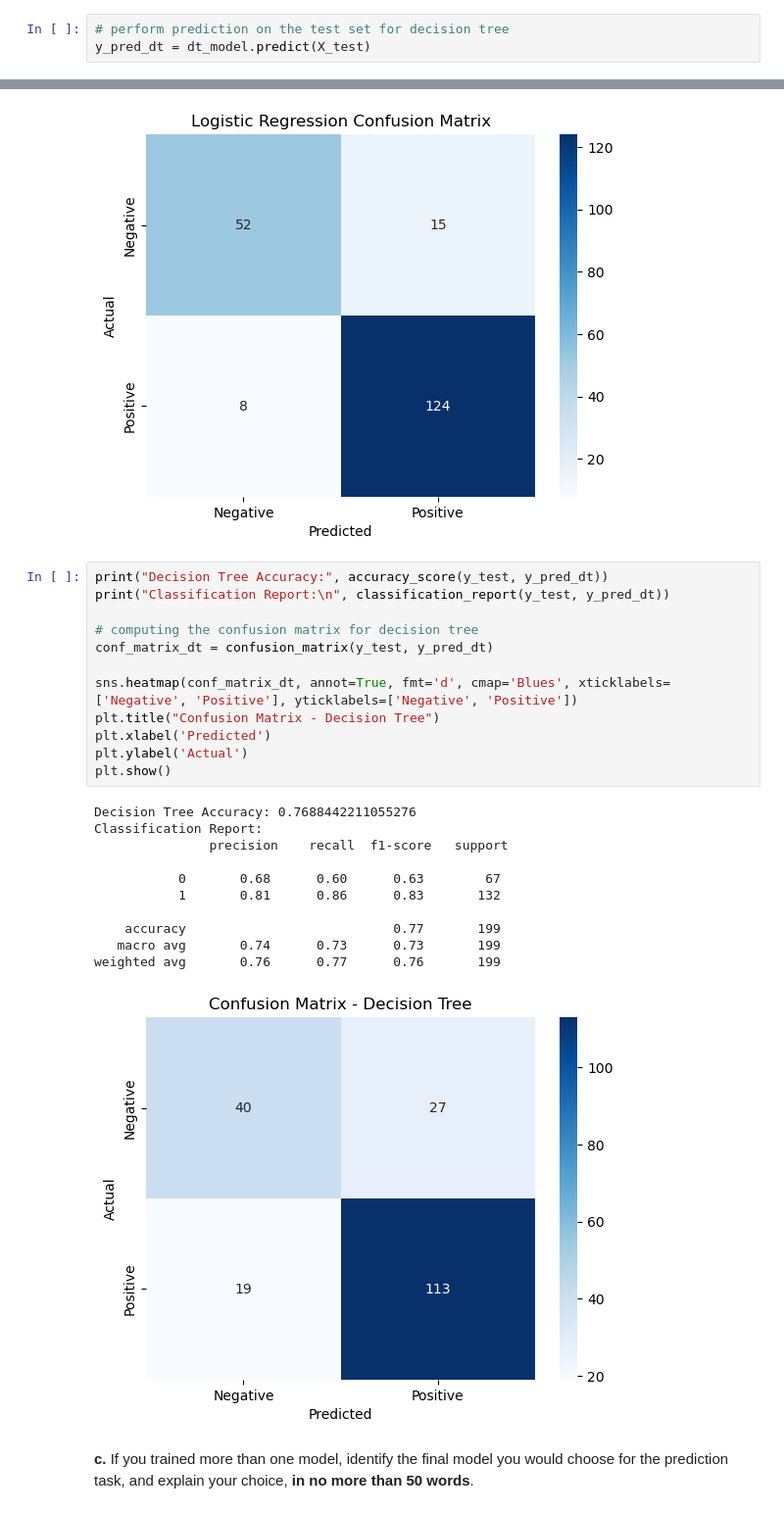
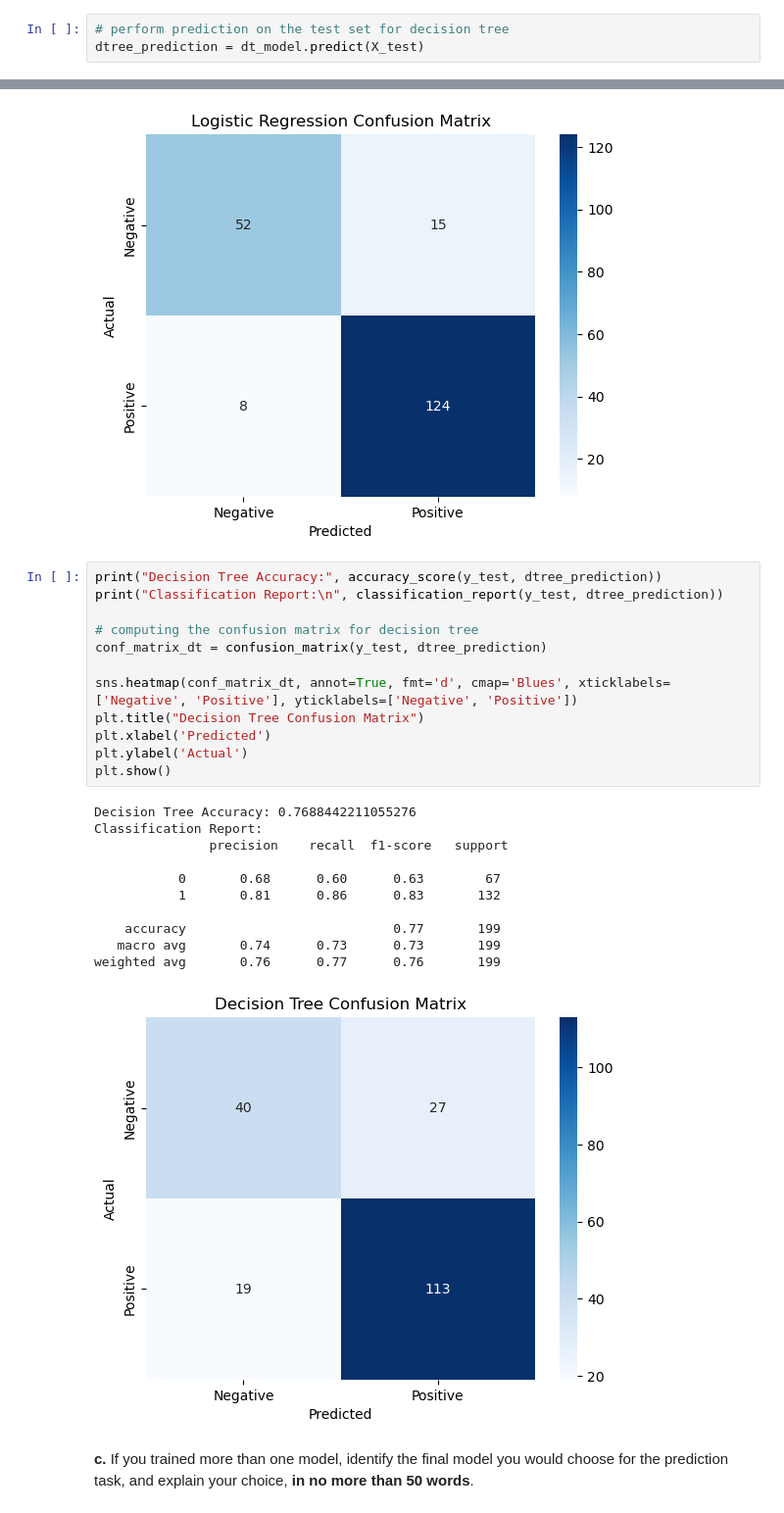
Before and after one commit to rynrindesu/cs105-credit-modeling, a Jupyter notebook: CS105 Project Submission (Final) 2025-checkpoint-checkpoint.ipynb, the cells around one changed output, grey strips where cells are left out. Shown at 98% size. Drawn from its saved outputs; the diff is of its cells as text.

```diff
--- a/CS105 Project Submission (Final) 2025-checkpoint-checkpoint.ipynb
+++ b/CS105 Project Submission (Final) 2025-checkpoint-checkpoint.ipynb
@@ -638,7 +638,7 @@ DecisionTreeClassifier(random_state=42)
 logreg_prediction = logreg_model.predict(X_test)
 # %%
 # perform prediction on the test set for decision tree
-y_pred_dt = dt_model.predict(X_test)
+dtree_prediction = dt_model.predict(X_test)
 # %% [markdown]
 **b.** Describe the metric you use to evaluate your model(s). Report the test scores for each model.
 # %% [markdown]
@@ -670,29 +670,29 @@ Classification Report:
 weighted avg       0.88      0.88      0.88       199
 [figure]
 # %%
-print("Decision Tree Accuracy:", accuracy_score(y_test, y_pred_dt))
-print("Classification Report:\n", classification_report(y_test, y_pred_dt))
+print("Decision Tree Accuracy:", accuracy_score(y_test, dtree_prediction))
+print("Classification Report:\n", classification_report(y_test, dtree_prediction))
 
 # computing the confusion matrix for decision tree
-conf_matrix_dt = confusion_matrix(y_test, y_pred_dt)
+conf_matrix_dt = confusion_matrix(y_test, dtree_prediction)
 
 sns.heatmap(conf_matrix_dt, annot=True, fmt='d', cmap='Blues', xticklabels=['Negative', 'Positive'], yticklabels=['Negative', 'Positive'])
-plt.title("Confusion Matrix - Decision Tree")
+plt.title("Decision Tree Confusion Matrix")
 plt.xlabel('Predicted')
 plt.ylabel('Actual')
 plt.show()
 # %% [output]
 Decision Tree Accuracy: 0.7688442211055276
 Classification Report:
                precision    recall  f1-score   support
 
            0       0.68      0.60      0.63        67
            1       0.81      0.86      0.83       132
 
     accuracy                           0.77       199
    macro avg       0.74      0.73      0.73       199
 weighted avg       0.76      0.77      0.76       199
-[figure, old version]
+[figure, new version]
 # %% [markdown]
 **c.** If you trained more than one model, identify the final model you would choose for the prediction task, and explain your choice, **in no more than 50 words**.
 # %% [markdown]
```
Also changed, not shown: parts of 2 cells of this notebook.
